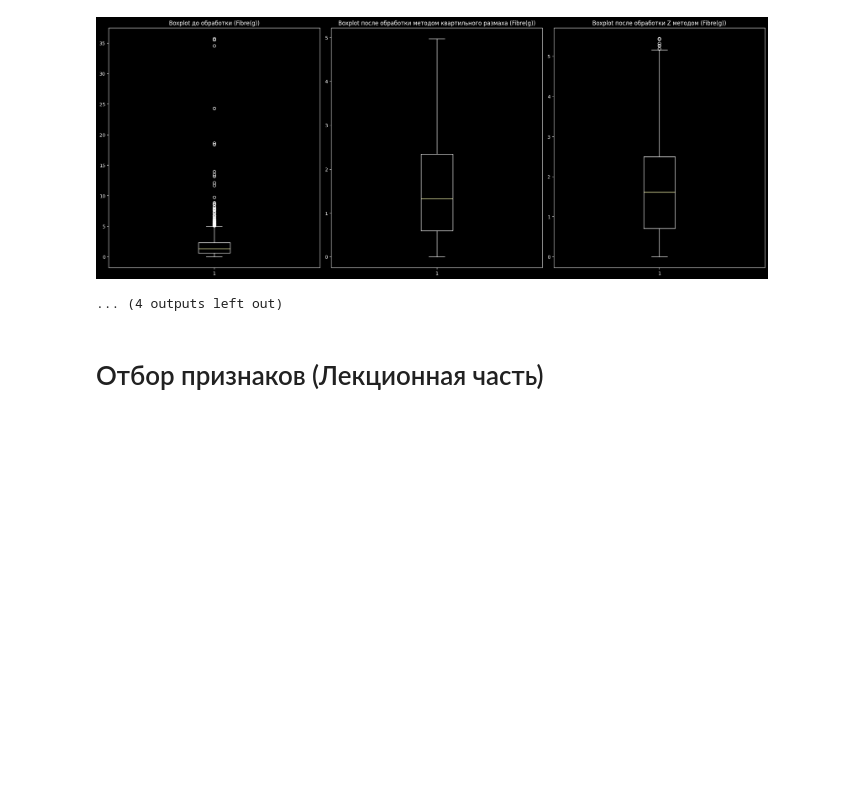
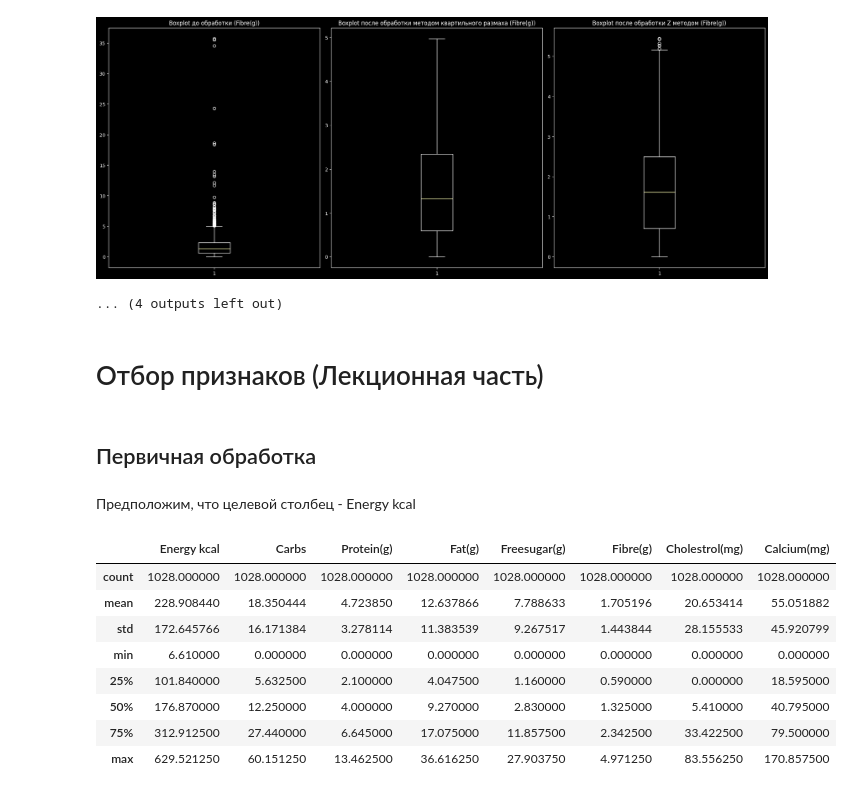
Before and after one commit to IAmSerepok/NeuralNetworkAndDeepLearning, a Jupyter notebook: lab1/main.ipynb, the cells around one changed output. Cells and saved outputs as stored; diff of their text form; code cells hidden in the pictures; blank space fills up the shorter version.

```diff
--- a/lab1/main.ipynb
+++ b/lab1/main.ipynb
@@ -191,3 +192,19 @@ for col in ['Energy kcal', 'Carbs', 'Protein(g)', 'Fat(g)',
 ... (4 outputs left out)
 # %% [markdown]
 # Отбор признаков (Лекционная часть)
+# %% [markdown]
+## Первичная обработка
+# %% [markdown]
+Предположим, что целевой столбец - Energy kcal
+# %%
+df_quantile.describe()
+# %% [output]
+|  | Energy kcal | Carbs | Protein(g) | Fat(g) | Freesugar(g) | Fibre(g) | Cholestrol(mg) | Calcium(mg) |
+| count | 1028.000000 | 1028.000000 | 1028.000000 | 1028.000000 | 1028.000000 | 1028.000000 | 1028.000000 | 1028.000000 |
+| mean | 228.908440 | 18.350444 | 4.723850 | 12.637866 | 7.788633 | 1.705196 | 20.653414 | 55.051882 |
+| std | 172.645766 | 16.171384 | 3.278114 | 11.383539 | 9.267517 | 1.443844 | 28.155533 | 45.920799 |
+| min | 6.610000 | 0.000000 | 0.000000 | 0.000000 | 0.000000 | 0.000000 | 0.000000 | 0.000000 |
+| 25% | 101.840000 | 5.632500 | 2.100000 | 4.047500 | 1.160000 | 0.590000 | 0.000000 | 18.595000 |
+| 50% | 176.870000 | 12.250000 | 4.000000 | 9.270000 | 2.830000 | 1.325000 | 5.410000 | 40.795000 |
+| 75% | 312.912500 | 27.440000 | 6.645000 | 17.075000 | 11.857500 | 2.342500 | 33.422500 | 79.500000 |
+| max | 629.521250 | 60.151250 | 13.462500 | 36.616250 | 27.903750 | 4.971250 | 83.556250 | 170.857500 |
```
Also changed, not shown: parts of 16 cells of this notebook.
